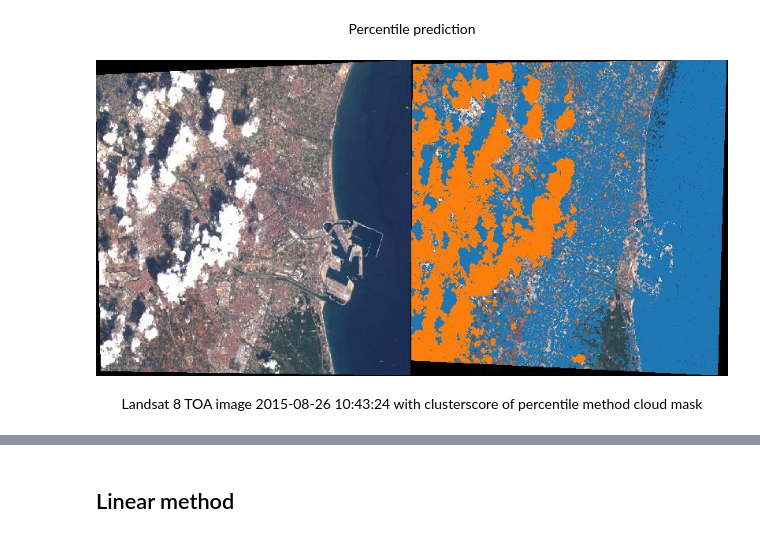
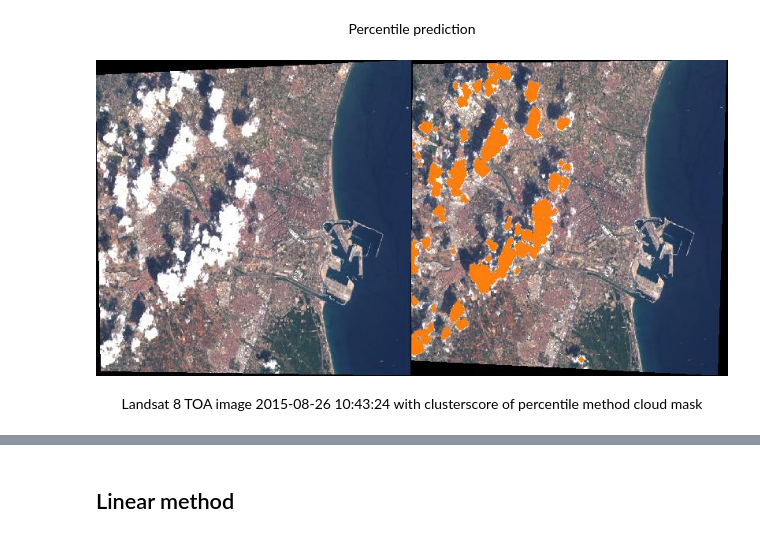
Before and after one commit to IPL-UV/ee_ipl_uv, a Jupyter notebook: examples/cloudscore_different_preds.ipynb, the cells around one changed output, grey strips where cells are left out. Saved outputs shown, nothing was run; the diff lists cells and outputs as text; code cells hidden in the pictures.

```diff
--- a/examples/cloudscore_different_preds.ipynb
+++ b/examples/cloudscore_different_preds.ipynb
@@ -73,15 +72,15 @@ display(Image(percentile_pred_file),
 Percentile prediction
 # %%
 cloud_score_percentile = cloud_score_percentile.updateMask(cloud_score_percentile)
-cloud_score_threshold_vis = cloud_score_percentile.visualize(max=2,min=1,palette=['1f77b4', 'ff7f0e'])
+cloud_score_threshold_vis = cloud_score_percentile.visualize(max=1,min=0,palette=['1f77b4', 'ff7f0e'])
 mosaic = ee.ImageCollection([imageRGB, cloud_score_threshold_vis]).mosaic()
 mosaic_clouds_file = download.MaybeDownloadThumb(mosaic.clip(region_of_interest),params={"dimensions": "400x400"})
 
 img_files_composite_per = download.MosaicImageList([image_file_original,mosaic_clouds_file],
                                                    [1,2])
 
 display(Image(img_files_composite_per),
        HTML("<center>Landsat 8 TOA image %s with clusterscore of percentile method cloud mask</center>"%datetime_image))
 # %% [output]
-[figure, old version]
+[figure, new version]
 Landsat 8 TOA image 2015-08-26 10:43:24 with clusterscore of percentile method cloud mask
```
Also changed, not shown: parts of 12 cells of this notebook, 7 other files.
